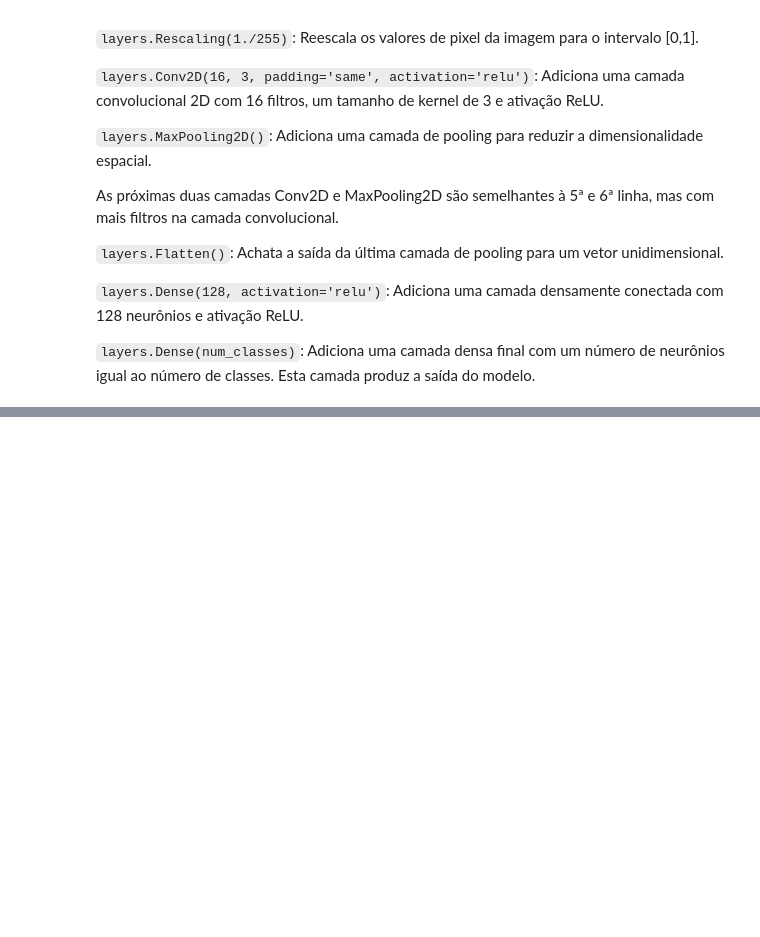
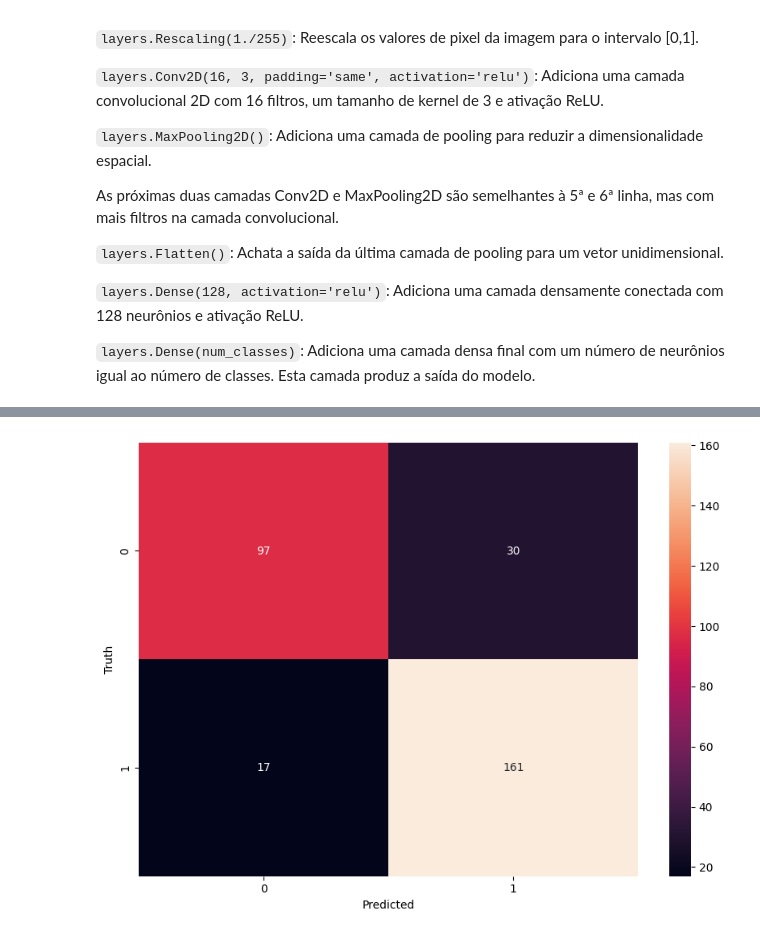
Before and after one commit to Davi-Ga/machine-learning, a Jupyter notebook: model.ipynb, the cells around one changed output, grey strips where cells are left out. Saved outputs shown, nothing was run; the diff lists cells and outputs as text; code cells hidden in the pictures; blank space fills up the shorter version.

```diff
--- a/model.ipynb
+++ b/model.ipynb
@@ -209,0 +217,24 @@ plt.show()
+# %%
+from sklearn.metrics import confusion_matrix
+import seaborn as sns
+
+# Suponha que você tenha um modelo treinado chamado 'model'
+# E você usa o conjunto de validação para fazer previsões
+y_pred = model.predict(val_ds)
+
+# Converta as previsões em rótulos de classe
+y_pred_classes = np.argmax(y_pred, axis=1)
+
+# Obtenha os rótulos verdadeiros do conjunto de validação
+y_true = np.concatenate([y for x, y in val_ds], axis=0)
+
+# Calcule a matriz de confusão
+cm = confusion_matrix(y_true, y_pred_classes)
+
+# Visualize a matriz de confusão
+plt.figure(figsize=(10, 7))
+sns.heatmap(cm, annot=True, fmt='d')
+plt.xlabel('Predicted')
+plt.ylabel('Truth')
+plt.show()
+# %% [output]
@@ -210 +243,2 @@ plt.show()
+[figure, added]
 # %%
```
Also changed, not shown: parts of 15 cells of this notebook, 1 other file.
